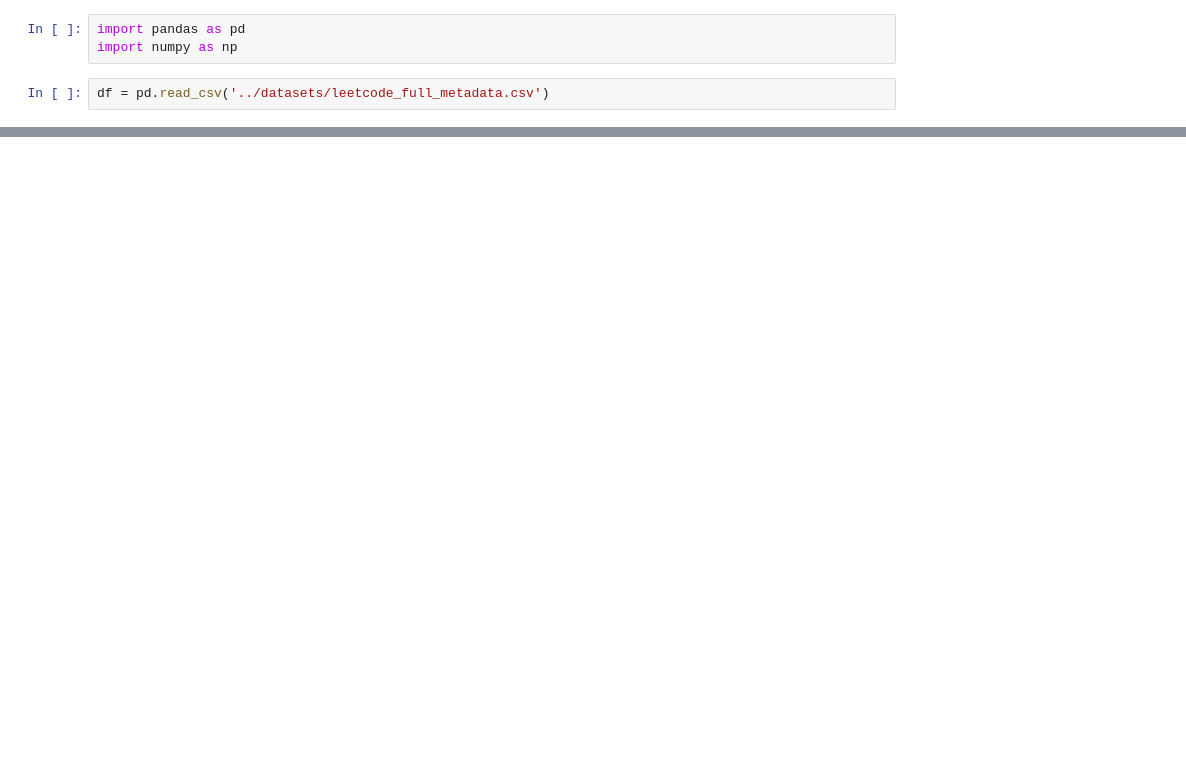
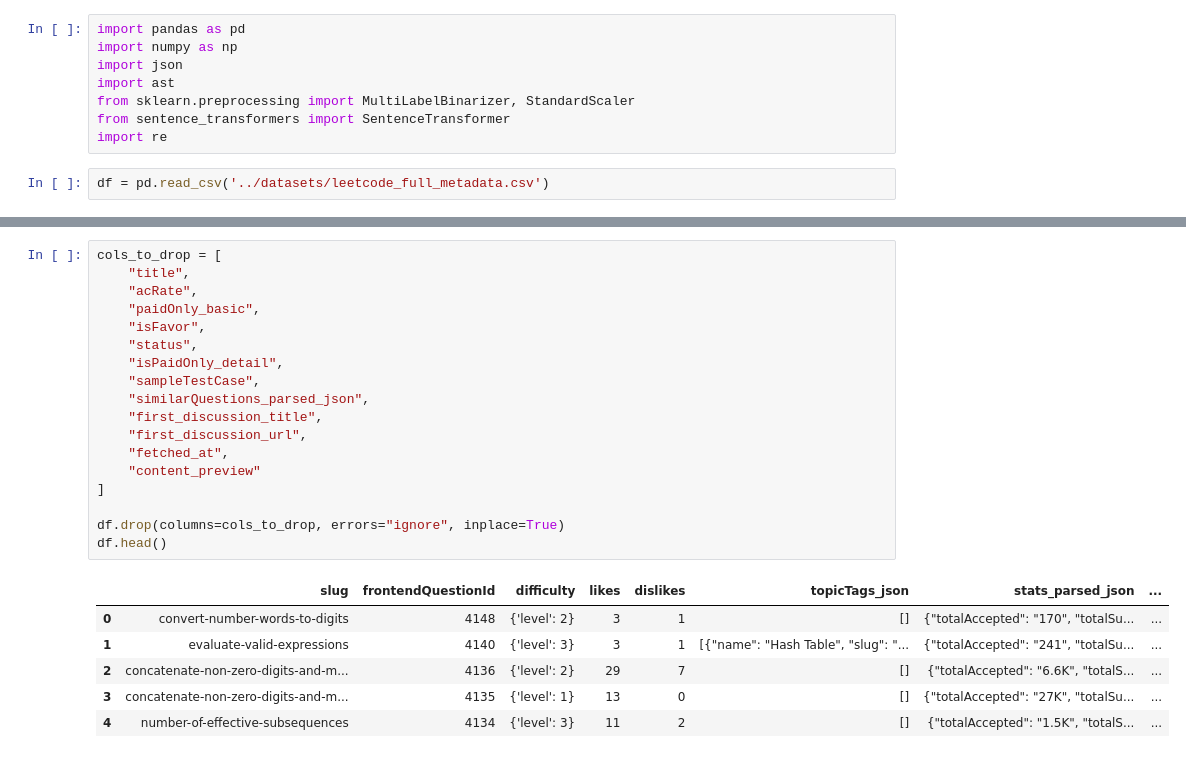
Before and after one commit to adityasharma624/Assessment-Question-Clustering-for-Difficulty-Level-Classification, a Jupyter notebook: scripts/data_cleaning.ipynb, the cells around one changed output, grey strips where cells are left out. Cells and saved outputs as stored; diff of their text form; blank space fills up the shorter version.

```diff
--- a/scripts/data_cleaning.ipynb
+++ b/scripts/data_cleaning.ipynb
@@ -1,6 +1,11 @@
 # %%
 import pandas as pd
 import numpy as np
+import json
+import ast
+from sklearn.preprocessing import MultiLabelBinarizer, StandardScaler
+from sentence_transformers import SentenceTransformer
+import re
 # %%
 df = pd.read_csv('../datasets/leetcode_full_metadata.csv')
 # %%
@@ -12,3 +17,28 @@ df.head()
 | 2 | Concatenate Non-Zero Digits and M... | concatenate-non-zero-digits-and-m... | 4136 | NaN | {'level': 2} | False | False | NaN | 29 | ... |
 | 3 | Concatenate Non-Zero Digits and M... | concatenate-non-zero-digits-and-m... | 4135 | NaN | {'level': 1} | False | False | NaN | 13 | ... |
 | 4 | Number of Effective Subsequences | number-of-effective-subsequences | 4134 | NaN | {'level': 3} | False | False | NaN | 11 | ... |
+# %%
+cols_to_drop = [
+    "title",
+    "acRate",
+    "paidOnly_basic",
+    "isFavor",
+    "status",
+    "isPaidOnly_detail",
+    "sampleTestCase",
+    "similarQuestions_parsed_json",
+    "first_discussion_title",
+    "first_discussion_url",
+    "fetched_at",
+    "content_preview"
+]
+
+df.drop(columns=cols_to_drop, errors="ignore", inplace=True)
+df.head()
+# %% [output]
+|  | slug | frontendQuestionId | difficulty | likes | dislikes | topicTags_json | stats_parsed_json | ... |
+| 0 | convert-number-words-to-digits | 4148 | {'level': 2} | 3 | 1 | [] | {"totalAccepted": "170", "totalSu... | ... |
+| 1 | evaluate-valid-expressions | 4140 | {'level': 3} | 3 | 1 | [{"name": "Hash Table", "slug": "... | {"totalAccepted": "241", "totalSu... | ... |
+| 2 | concatenate-non-zero-digits-and-m... | 4136 | {'level': 2} | 29 | 7 | [] | {"totalAccepted": "6.6K", "totalS... | ... |
+| 3 | concatenate-non-zero-digits-and-m... | 4135 | {'level': 1} | 13 | 0 | [] | {"totalAccepted": "27K", "totalSu... | ... |
+| 4 | number-of-effective-subsequences | 4134 | {'level': 3} | 11 | 2 | [] | {"totalAccepted": "1.5K", "totalS... | ... |
```
Also changed, not shown: parts of 18 cells of this notebook, 2 other files.
